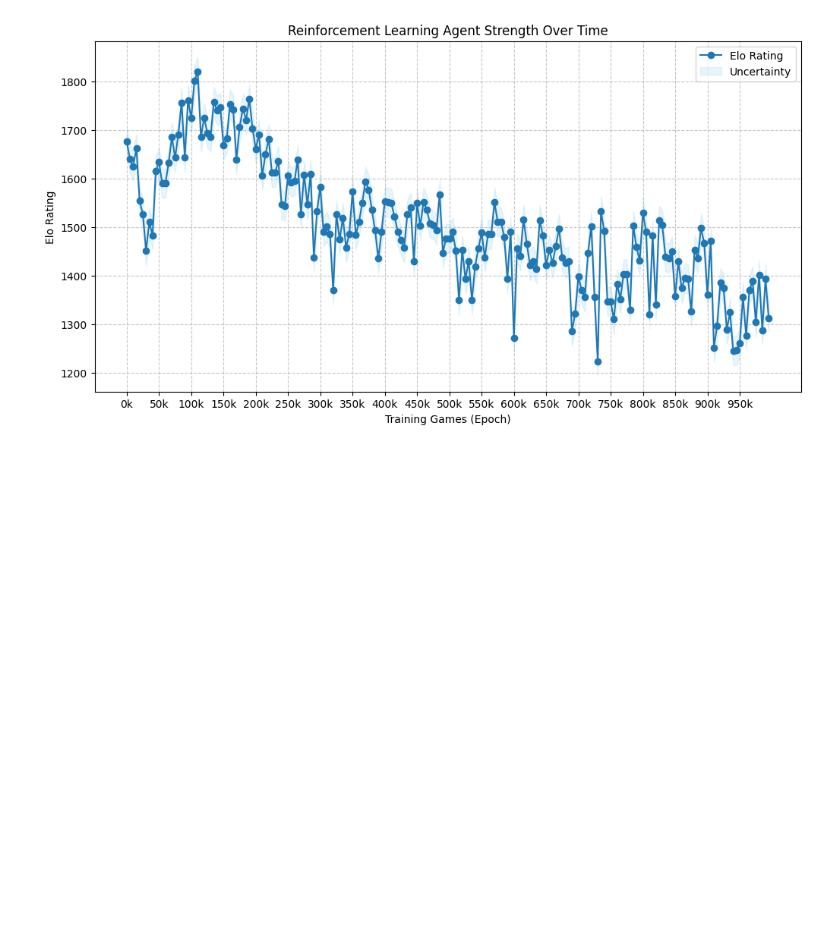
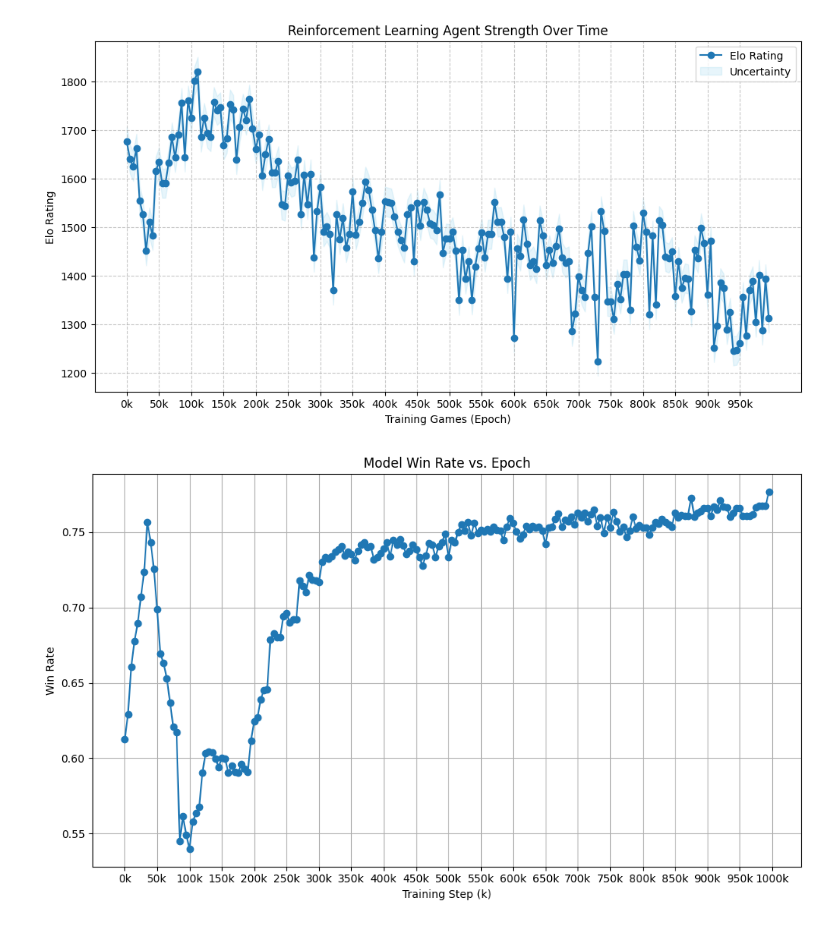
Before and after one commit to alik-r/nardy, a Jupyter notebook: rating_analysis.ipynb, the cells around one changed output. Drawn from its saved outputs; the diff is of its cells as text; code cells hidden in the pictures; blank space fills up the shorter version.

```diff
--- a/rating_analysis.ipynb
+++ b/rating_analysis.ipynb
@@ -35,3 +35,32 @@ plt.legend()
 plt.show()
 # %% [output]
 [figure]
+# %%
+import pandas as pd
+import matplotlib.pyplot as plt
+import re
+
+# Load the CSV file
+df = pd.read_csv('model_win_rates.csv')  # Replace with your actual filename
+
+# Extract epoch and convert to 'k' units
+df['Epoch'] = df['Model'].apply(lambda x: int(re.search(r'_(\d+)\.pth', x).group(1)))
+df = df.sort_values(by='Epoch')
+
+# Plot
+plt.figure(figsize=(10, 6))
+plt.plot(df['Epoch'] / 1000, df['WinRate'], marker='o', linestyle='-')
+
+# Formatting x-axis in 'k' and step of 50k
+max_epoch = df['Epoch'].max()
+xticks = list(range(0, (max_epoch // 50000 + 2) * 50, 50))  # Step in 50k
+plt.xticks(xticks, [f"{x}k" for x in xticks])
+
+plt.title('Model Win Rate vs. Epoch')
+plt.xlabel('Training Step (k)')
+plt.ylabel('Win Rate')
+plt.grid(True)
+plt.tight_layout()
+plt.show()
+# %% [output]
+[figure, added]
```
